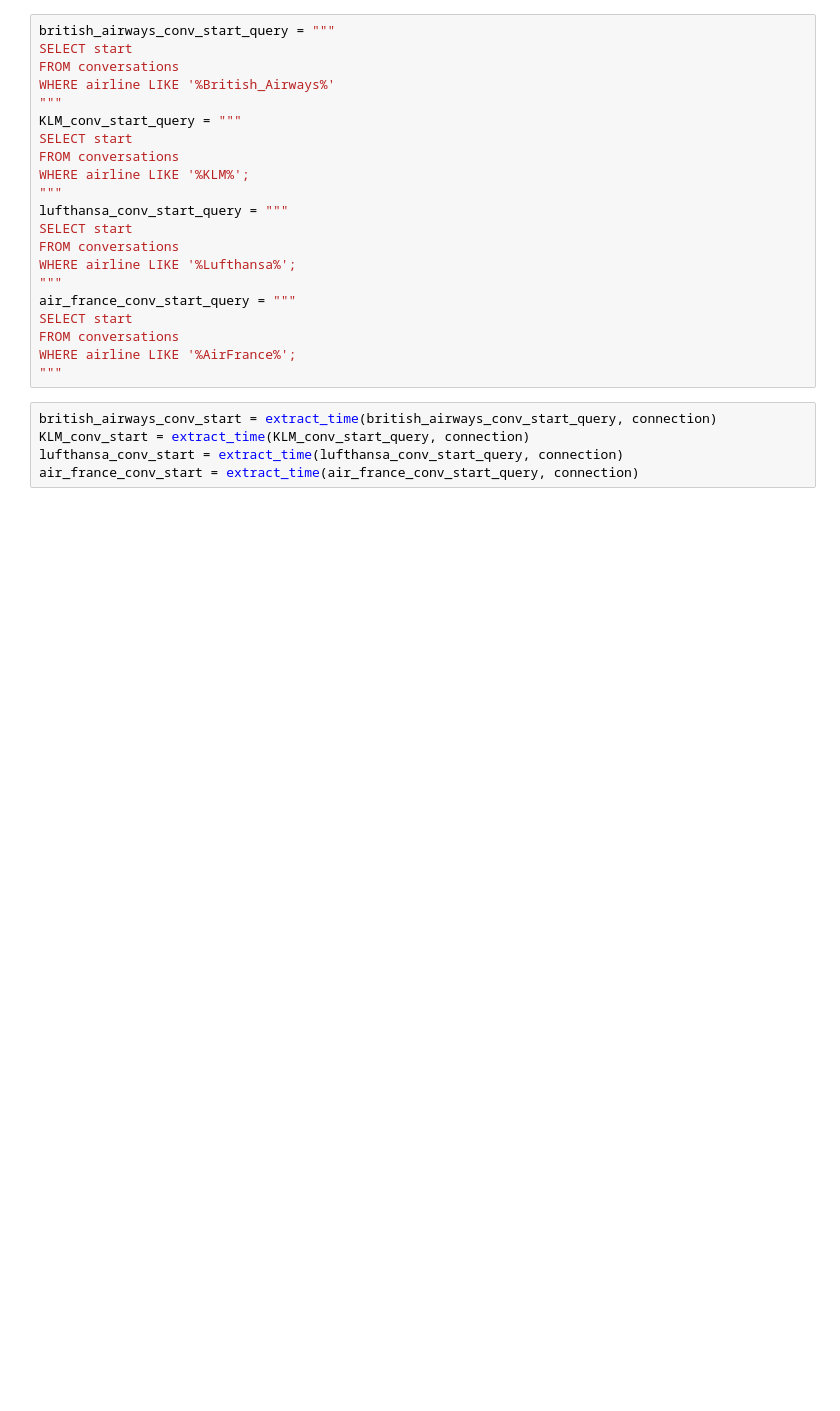
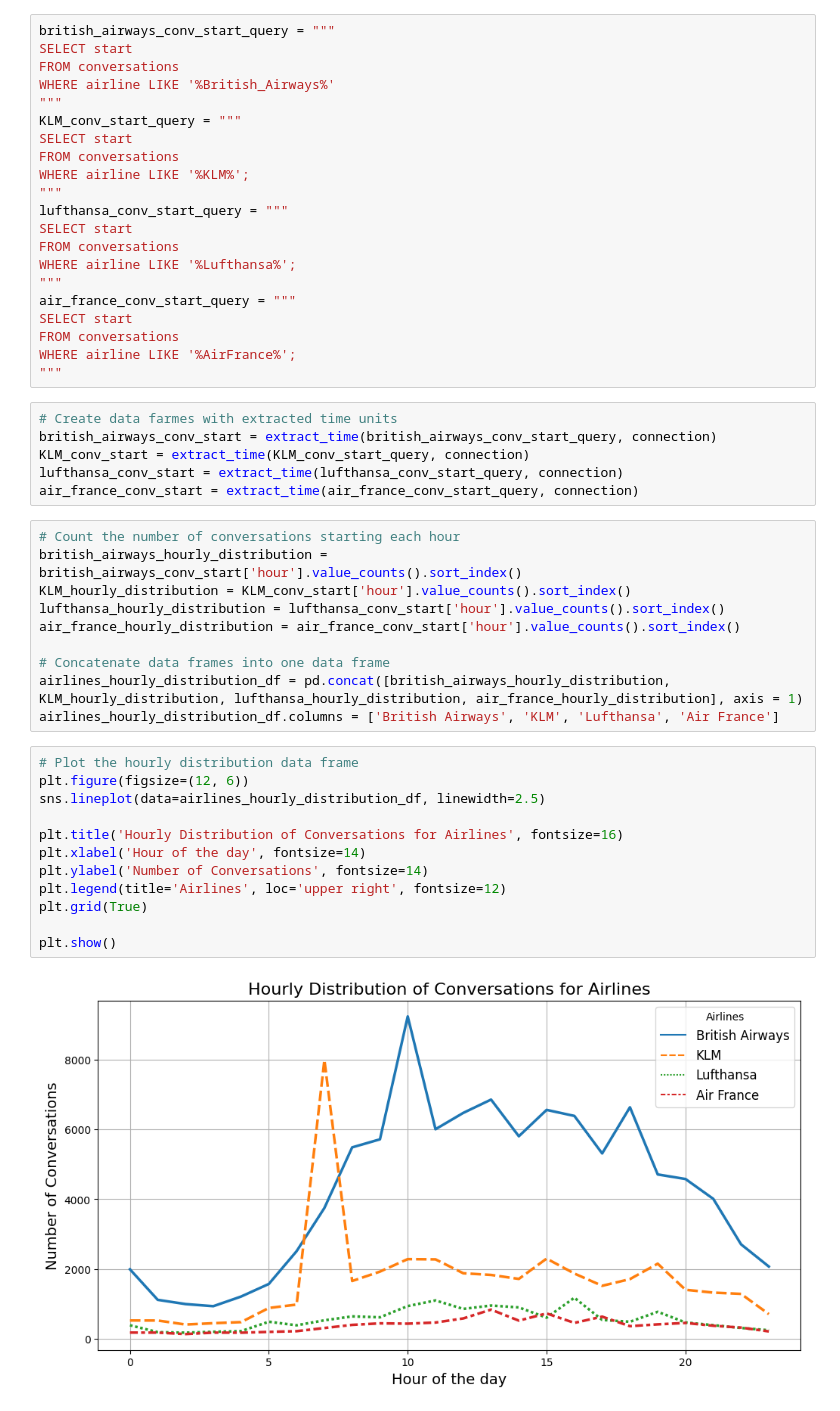
Before and after one commit to lmBored/From_Tweets_to_Trends, a Jupyter notebook: conversatins_stats.ipynb, the cells around one changed output. Saved outputs shown, nothing was run; the diff lists cells and outputs as text; blank space fills up the shorter version.

```diff
--- a/conversatins_stats.ipynb
+++ b/conversatins_stats.ipynb
@@ -383,7 +384,32 @@ FROM conversations
 WHERE airline LIKE '%AirFrance%';
 """
 # %%
+# Create data farmes with extracted time units
 british_airways_conv_start = extract_time(british_airways_conv_start_query, connection)
 KLM_conv_start = extract_time(KLM_conv_start_query, connection)
 lufthansa_conv_start = extract_time(lufthansa_conv_start_query, connection)
 air_france_conv_start = extract_time(air_france_conv_start_query, connection)
+# %%
+# Count the number of conversations starting each hour
+british_airways_hourly_distribution = british_airways_conv_start['hour'].value_counts().sort_index()
+KLM_hourly_distribution = KLM_conv_start['hour'].value_counts().sort_index()
+lufthansa_hourly_distribution = lufthansa_conv_start['hour'].value_counts().sort_index()
+air_france_hourly_distribution = air_france_conv_start['hour'].value_counts().sort_index()
+
+# Concatenate data frames into one data frame
+airlines_hourly_distribution_df = pd.concat([british_airways_hourly_distribution, KLM_hourly_distribution, lufthansa_hourly_distribution, air_france_hourly_distribution], axis = 1)
+airlines_hourly_distribution_df.columns = ['British Airways', 'KLM', 'Lufthansa', 'Air France']
+# %%
+# Plot the hourly distribution data frame
+plt.figure(figsize=(12, 6))
+sns.lineplot(data=airlines_hourly_distribution_df, linewidth=2.5)
+
+plt.title('Hourly Distribution of Conversations for Airlines', fontsize=16)
+plt.xlabel('Hour of the day', fontsize=14)
+plt.ylabel('Number of Conversations', fontsize=14)
+plt.legend(title='Airlines', loc='upper right', fontsize=12)
+plt.grid(True)
+
+plt.show()
+# %% [output]
+[figure, added]
```
Also changed, not shown: parts of 14 cells of this notebook.
